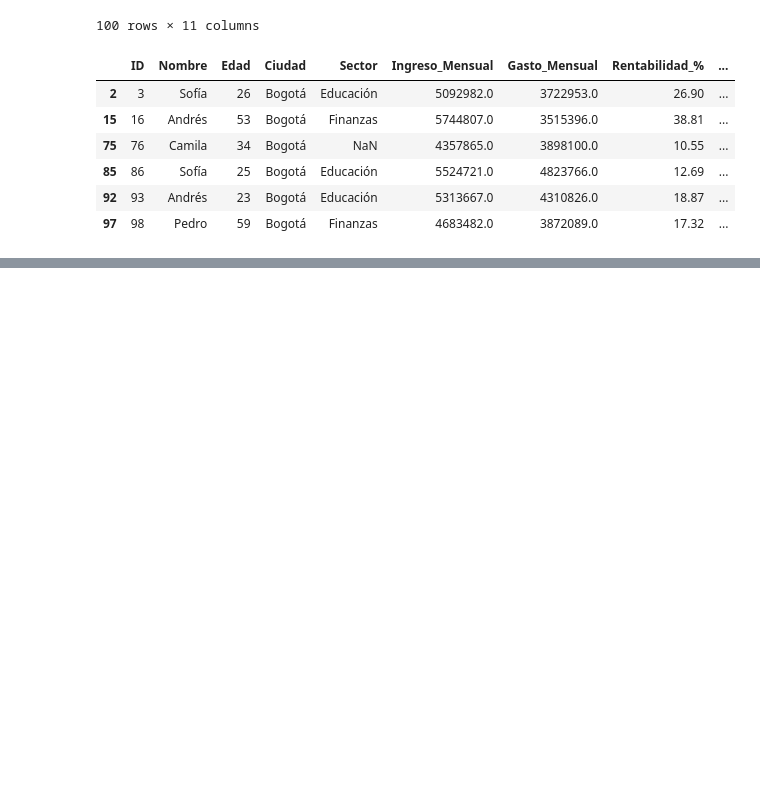
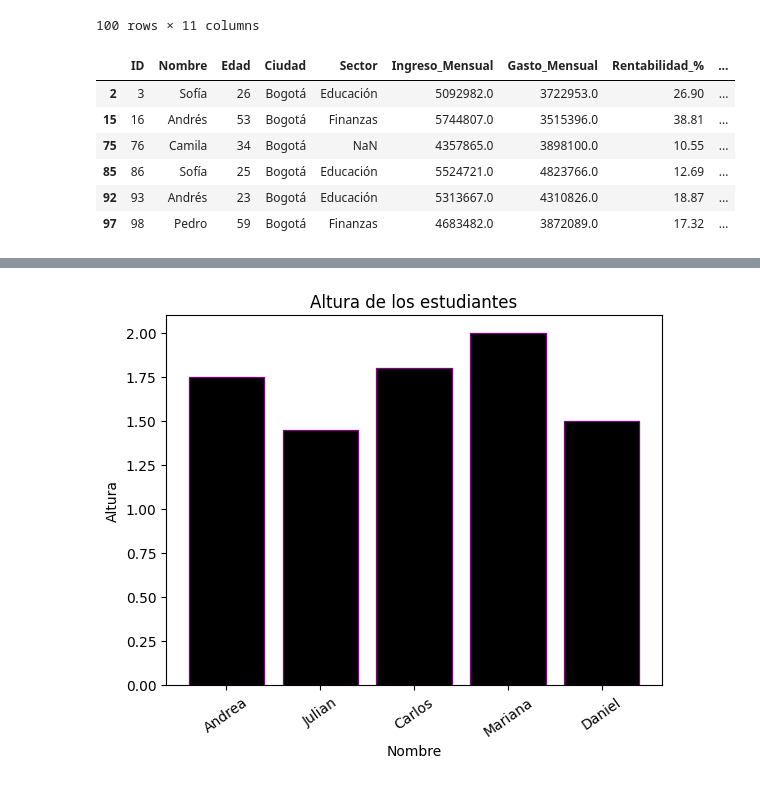
Before and after one commit to juandiegoescobar05-arch/Curso-an-lisis-de-datos-, a Jupyter notebook: Clase_analisis_de_datos.ipynb, the cells around one changed output, grey strips where cells are left out. Cells and saved outputs as stored; diff of their text form; code cells hidden in the pictures; blank space fills up the shorter version.

```diff
--- a/Clase_analisis_de_datos.ipynb
+++ b/Clase_analisis_de_datos.ipynb
@@ -1456,0 +1518,10 @@ filtro_3
+# %%
+# Grafico de barras
+plt.bar(datos["Nombre"], datos["Altura"],color="Black", edgecolor="purple", linewidth=0.9)
+plt.xlabel("Nombre")
+plt.ylabel("Altura")
+plt.title("Altura de los estudiantes")
+plt.xticks(rotation= 35)
+plt.show()
+# %% [output]
+[figure, added]
```
Also changed, not shown: parts of 14 cells of this notebook.
